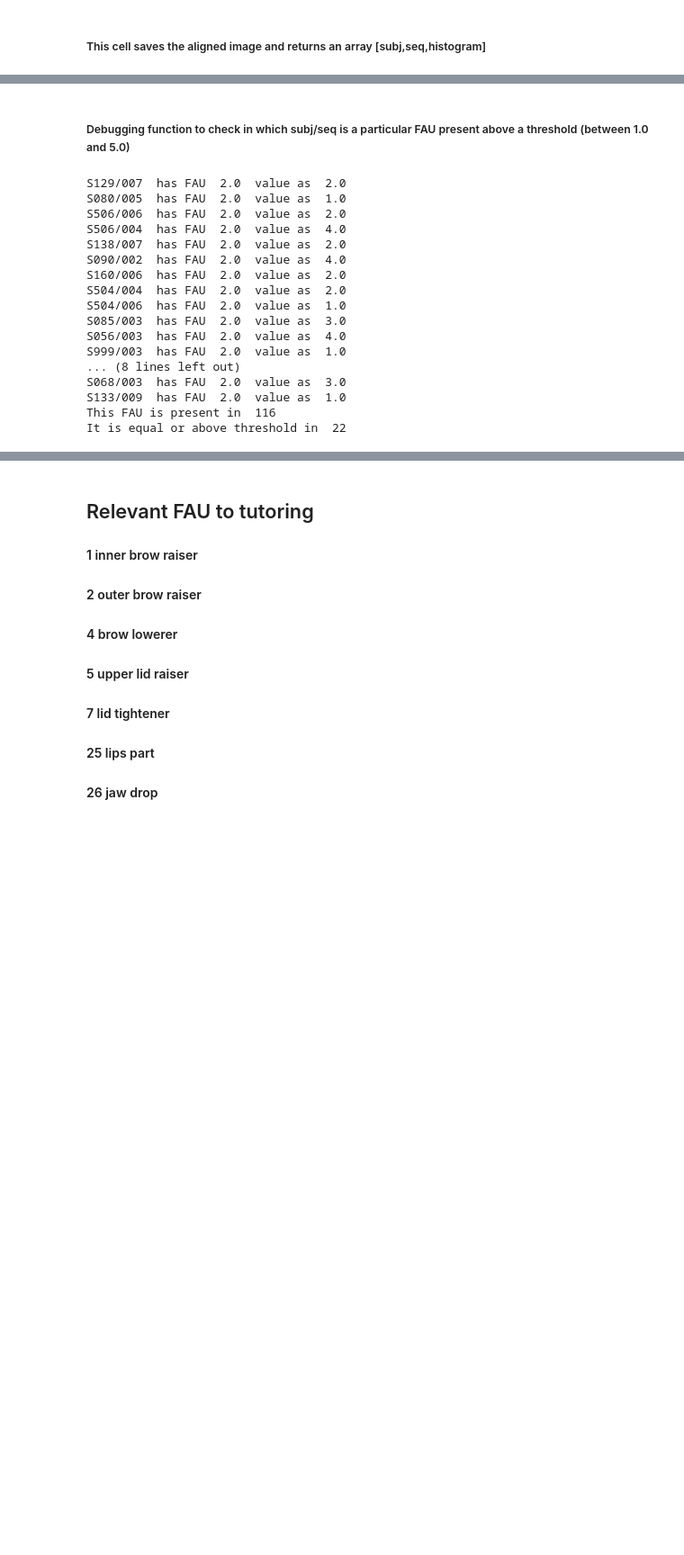
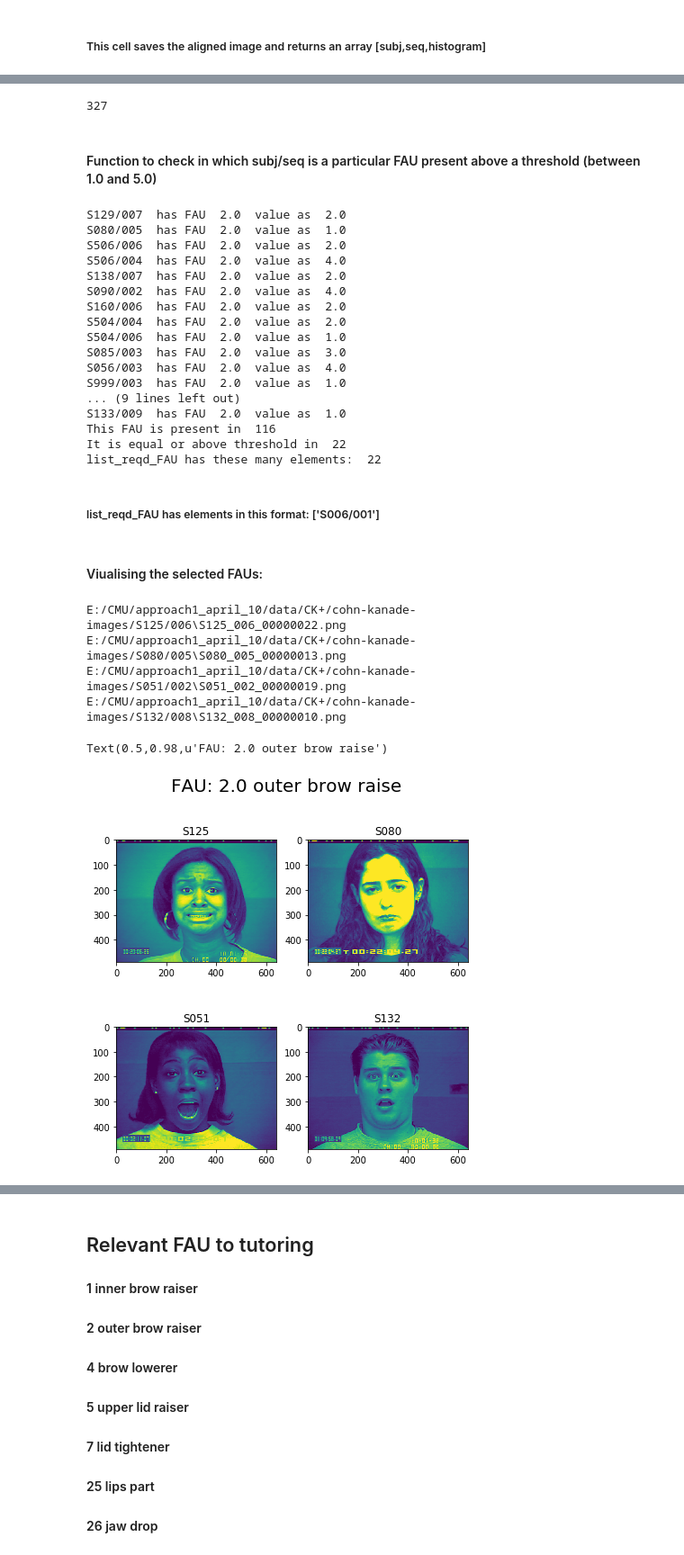
Before and after one commit to amogh112/tryingNaiveModelsEmotionDetect, a Jupyter notebook: try1.ipynb, the cells around one changed output, grey strips where cells are left out. Shown at 90% size. Saved outputs shown, nothing was run; the diff lists cells and outputs as text; code cells hidden in the pictures; blank space fills up the shorter version.

```diff
--- a/try1.ipynb
+++ b/try1.ipynb
@@ -503,6 +493,11 @@ KeyboardInterrupt:
+# %%
+len(histList)
+# %% [output]
+327
 # %% [markdown]
-##### Debugging function to check in which subj/seq is a particular FAU present above a threshold (between 1.0 and 5.0)
+#### Function to check in which subj/seq is a particular FAU present above a threshold (between 1.0 and 5.0)
 # %%
+list_reqd_FAU=[]
 i=0
 j=0
 for k,v in dict_file_FAU.iteritems():
@@ -512,9 +507,11 @@ for k,v in dict_file_FAU.iteritems():
             i+=1
             if (v[FAU_id]>=FAU_threshold):
                 j+=1
+                list_reqd_FAU.append(k)
                 print k, ' has FAU ', FAU_id ,' value as ', v[FAU_id]
 print "This FAU is present in ", i
 print "It is equal or above threshold in ", j
+print "list_reqd_FAU has these many elements: ", len(list_reqd_FAU)
 # %% [output]
 S129/007  has FAU  2.0  value as  2.0
 S080/005  has FAU  2.0  value as  1.0
@@ -528,8 +525,38 @@ S504/006  has FAU  2.0  value as  1.0
 S085/003  has FAU  2.0  value as  3.0
 S056/003  has FAU  2.0  value as  4.0
 S999/003  has FAU  2.0  value as  1.0
-... (8 lines left out)
-S068/003  has FAU  2.0  value as  3.0
+... (9 lines left out)
 S133/009  has FAU  2.0  value as  1.0
 This FAU is present in  116
 It is equal or above threshold in  22
+list_reqd_FAU has these many elements:  22
+# %% [markdown]
+##### list_reqd_FAU has elements in this format: ['S006/001']
+# %% [markdown]
+#### Viualising the selected FAUs:
+# %%
+im1=(glob.glob(ck_original_path+list_reqd_FAU[np.random.randint(len(list_reqd_FAU))]+'/*.png')[-1])
+print im1
+im2=(glob.glob(ck_original_path+list_reqd_FAU[np.random.randint(len(list_reqd_FAU))]+'/*.png')[-1])
+print im2
+im3=(glob.glob(ck_original_path+list_reqd_FAU[np.random.randint(len(list_reqd_FAU))]+'/*.png')[-1])
+print im3
+im4=(glob.glob(ck_original_path+list_reqd_FAU[np.random.randint(len(list_reqd_FAU))]+'/*.png')[-1])
+print im4
+f, axarr = plt.subplots(2,2, figsize=(7,7))
+axarr[0,0].imshow(mpimg.imread(im1))
+axarr[0,0].title.set_text(im1.split('/')[-2])
+axarr[0,1].imshow(mpimg.imread(im2))
+axarr[0,1].title.set_text(im2.split('/')[-2])
+axarr[1,0].imshow(mpimg.imread(im3))
+axarr[1,0].title.set_text(im3.split('/')[-2])
+axarr[1,1].imshow(mpimg.imread(im4))
+axarr[1,1].title.set_text(im4.split('/')[-2])
+f.suptitle('FAU: '+str(2.0)+' outer brow raise',fontsize=20)
+# %% [output]
+E:/CMU/approach1_april_10/data/CK+/cohn-kanade-images/S125/006\S125_006_00000022.png
+E:/CMU/approach1_april_10/data/CK+/cohn-kanade-images/S080/005\S080_005_00000013.png
+E:/CMU/approach1_april_10/data/CK+/cohn-kanade-images/S051/002\S051_002_00000019.png
+E:/CMU/approach1_april_10/data/CK+/cohn-kanade-images/S132/008\S132_008_00000010.png
+Text(0.5,0.98,u'FAU: 2.0 outer brow raise')
+[figure, added]
```
Also changed, not shown: parts of 24 cells of this notebook, 2 other files.
